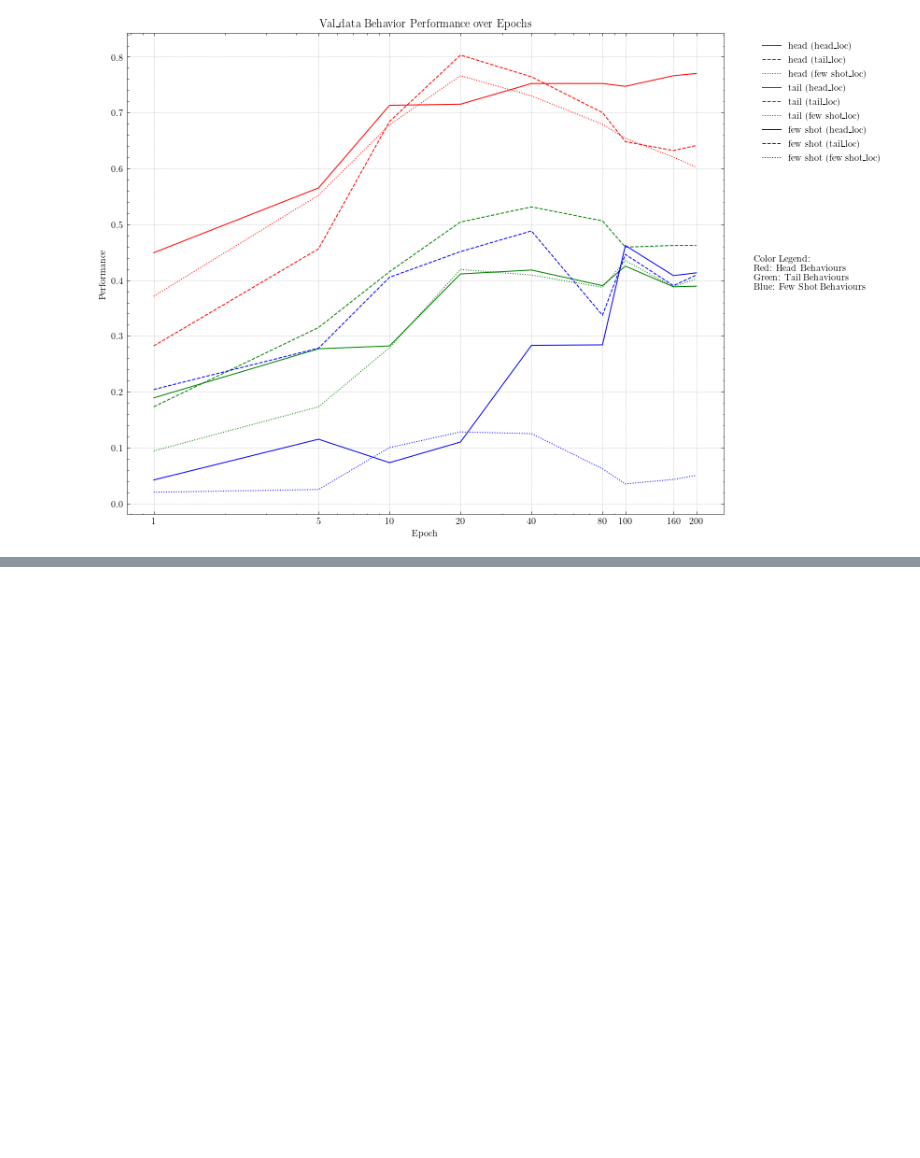
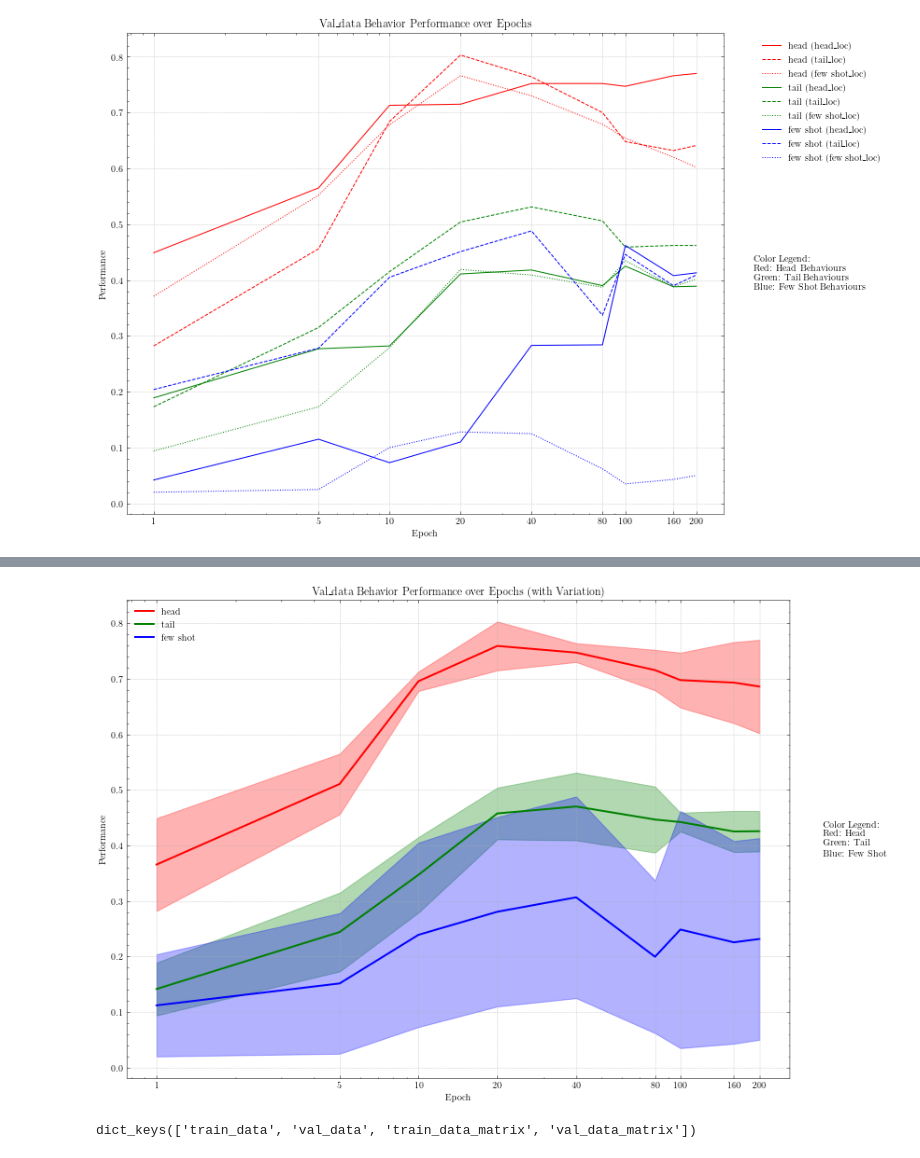
Before and after one commit to obrookes/imslowfast, a Jupyter notebook: notebooks/__plotting_heatmap_location_behaviour_dist_training_progression.ipynb, the cells around one changed output, grey strips where cells are left out. Cells and saved outputs as stored; diff of their text form; code cells hidden in the pictures; blank space fills up the shorter version.

```diff
--- a/notebooks/__plotting_heatmap_location_behaviour_dist_training_progression.ipynb
+++ b/notebooks/__plotting_heatmap_location_behaviour_dist_training_progression.ipynb
@@ -790,0 +852,8 @@ plot_training_progression(datas, split="val_data")
+# %%
+plot_training_progression_with_variation(datas, split="val_data")
+# %% [output]
+[figure, added]
+# %%
+datas["1"].keys()
+# %% [output]
+dict_keys(['train_data', 'val_data', 'train_data_matrix', 'val_data_matrix'])
```
Also changed, not shown: parts of 5 cells of this notebook.
